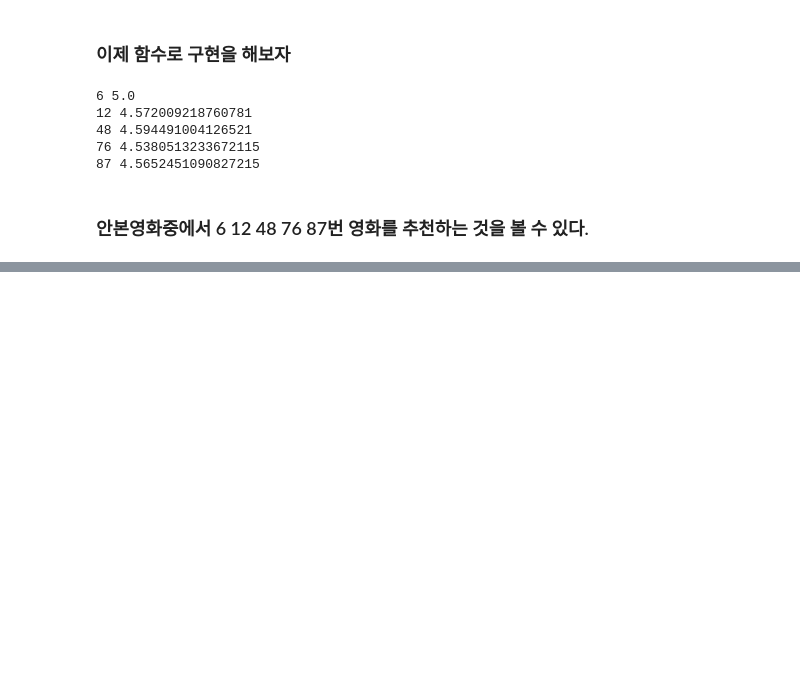
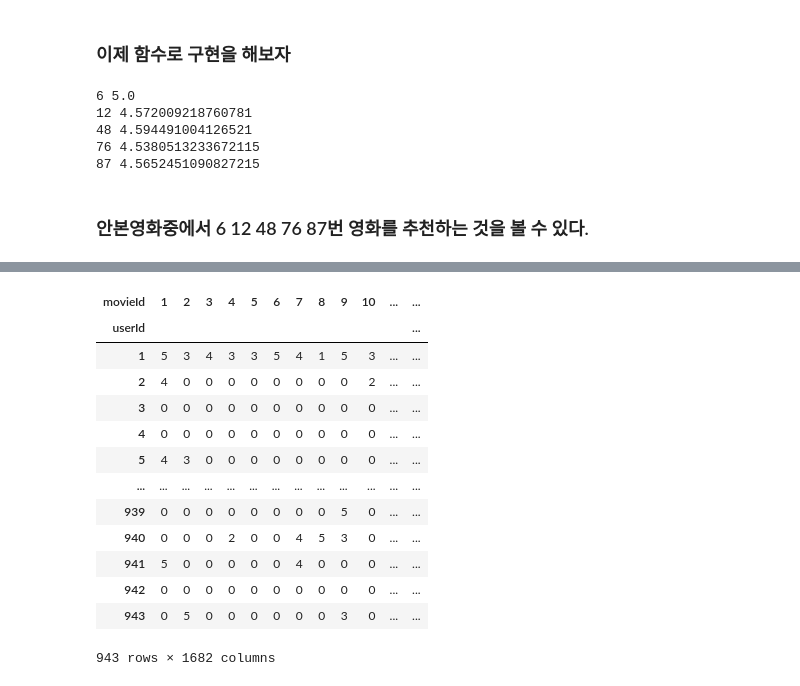
Before and after one commit to youngwoo3283/CP2_Recommendation-Modeling, a Jupyter notebook: CP2_project.ipynb, the cells around one changed output, grey strips where cells are left out. Drawn from its saved outputs; the diff is of its cells as text; code cells hidden in the pictures; blank space fills up the shorter version.

```diff
--- a/CP2_project.ipynb
+++ b/CP2_project.ipynb
@@ -761,0 +769,4 @@ recomm(tt,51,100,50)
+# %%
+df =pd.read_csv('/content/drive/MyDrive/ml-100k.csv')
+# %%
+df.columns = (['user', 'movie', 'rating', 'timestamp'])
@@ -761,0 +895,20 @@ recomm(tt,51,100,50)
+# %%
+df.columns = (['userId','movieId','rating','timestamp'])
+# %%
+util_df=pd.pivot_table(data=df,values='rating',index='userId',columns='movieId',aggfunc='mean',fill_value=0,)
+util_df
+# %% [output]
+| movieId | 1 | 2 | 3 | 4 | 5 | 6 | 7 | 8 | 9 | 10 | ... | ... |
+| userId |  |  |  |  |  |  |  |  |  |  |  | ... |
+| 1 | 5 | 3 | 4 | 3 | 3 | 5 | 4 | 1 | 5 | 3 | ... | ... |
+| 2 | 4 | 0 | 0 | 0 | 0 | 0 | 0 | 0 | 0 | 2 | ... | ... |
+| 3 | 0 | 0 | 0 | 0 | 0 | 0 | 0 | 0 | 0 | 0 | ... | ... |
+| 4 | 0 | 0 | 0 | 0 | 0 | 0 | 0 | 0 | 0 | 0 | ... | ... |
+| 5 | 4 | 3 | 0 | 0 | 0 | 0 | 0 | 0 | 0 | 0 | ... | ... |
+| ... | ... | ... | ... | ... | ... | ... | ... | ... | ... | ... | ... | ... |
+| 939 | 0 | 0 | 0 | 0 | 0 | 0 | 0 | 0 | 5 | 0 | ... | ... |
+| 940 | 0 | 0 | 0 | 2 | 0 | 0 | 4 | 5 | 3 | 0 | ... | ... |
+| 941 | 5 | 0 | 0 | 0 | 0 | 0 | 4 | 0 | 0 | 0 | ... | ... |
+| 942 | 0 | 0 | 0 | 0 | 0 | 0 | 0 | 0 | 0 | 0 | ... | ... |
+| 943 | 0 | 5 | 0 | 0 | 0 | 0 | 0 | 0 | 3 | 0 | ... | ... |
+943 rows × 1682 columns
```
Also changed, not shown: parts of 17 cells of this notebook.
